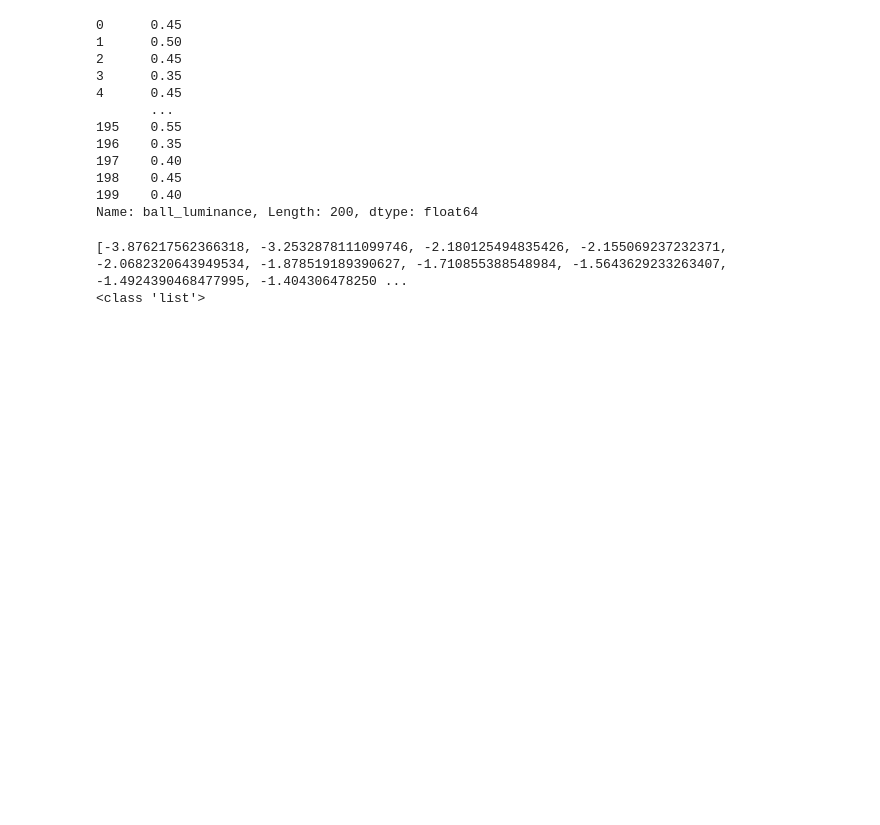
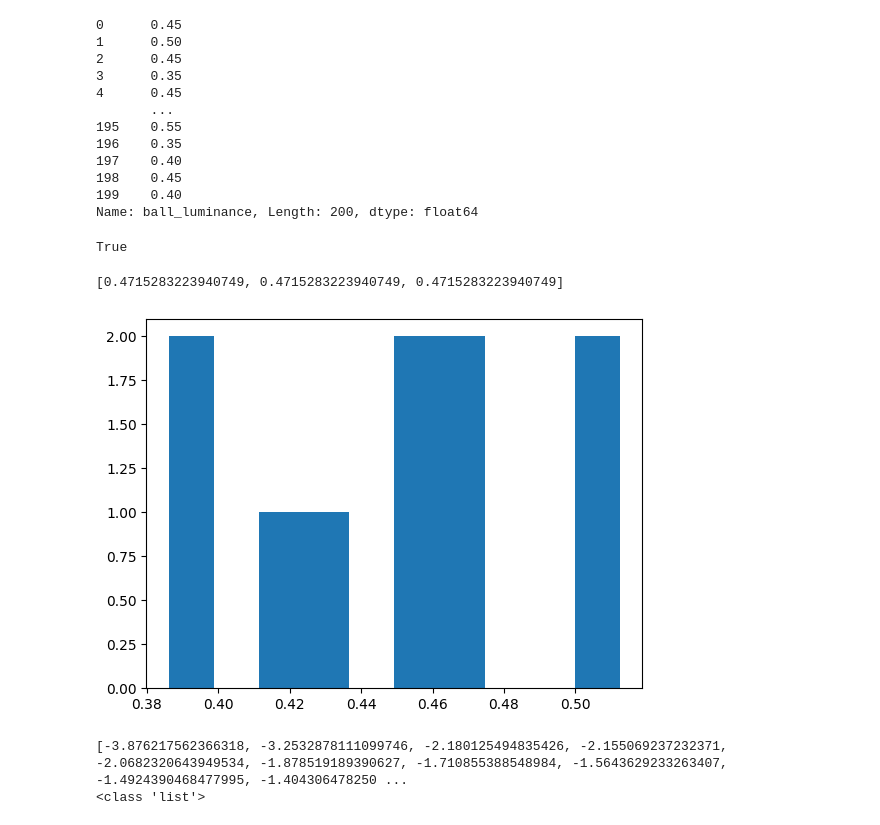
Before and after one commit to WiegerScheurer/physicspred, a Jupyter notebook: Notebooks/intphys_results_pilot.ipynb, the cells around one changed output. Cells and saved outputs as stored; diff of their text form; code cells hidden in the pictures; blank space fills up the shorter version.

```diff
--- a/Notebooks/intphys_results_pilot.ipynb
+++ b/Notebooks/intphys_results_pilot.ipynb
@@ -478,6 +478,32 @@ dm["ball_luminance"]
 198    0.45
 199    0.40
 Name: ball_luminance, Length: 200, dtype: float64
+# %%
+buttons = ["x", "m"]
+
+random.shuffle(buttons)
+
+button_order = {"lighter": buttons[0],  "darker": buttons[1]}
+
+list(button_order.keys())[0] == "lighter"
+
+
+list(button_order.values())[0] == "x"
+# %% [output]
+True
+# %%
+from functions.utilities import bellshape_sample
+
+ball_start_colors = bellshape_sample(.45, .05, 10)
+plt.hist(ball_start_colors)
+
+
+this_col = [ball_start_colors[0]] * 3
+
+this_col
+# %% [output]
+[0.4715283223940749, 0.4715283223940749, 0.4715283223940749]
+[figure, added]
 # %%
 def bellshape_sample(mean, sd, n_samples, plot:bool=False, shuffle:bool=True):
 
```
Also changed, not shown: 11 other files.
